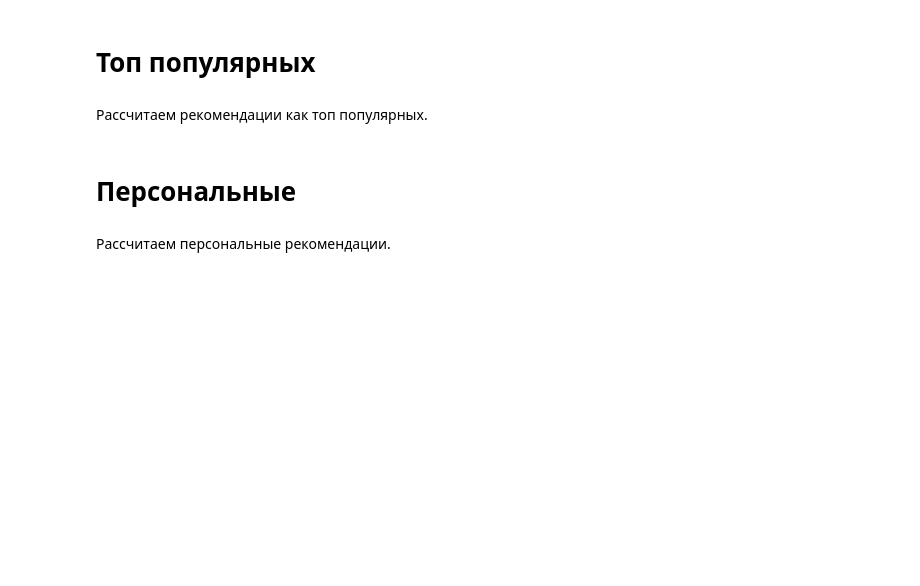
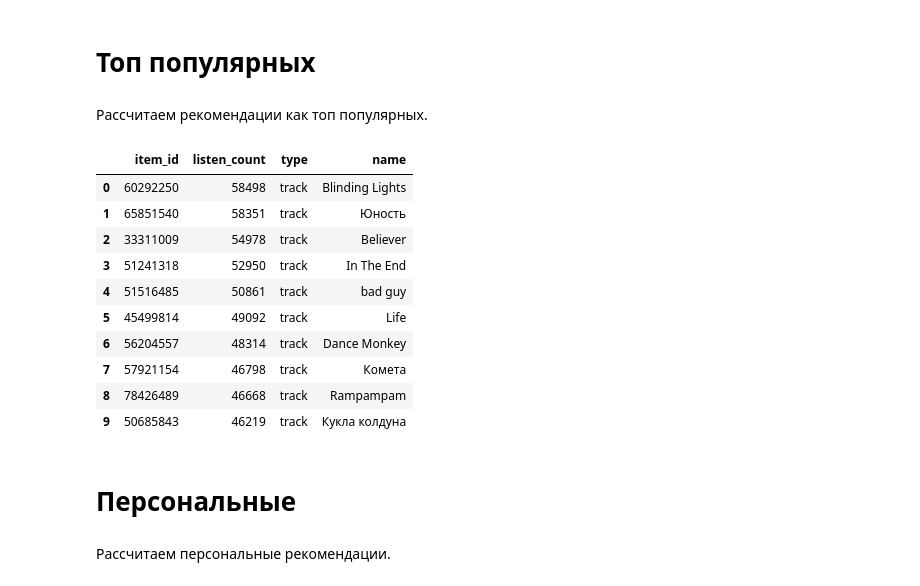
Before and after one commit to akzholtech/mle-project-sprint-4, a Jupyter notebook: recommendations.ipynb, the cells around one changed output. Cells and saved outputs as stored; diff of their text form; code cells hidden in the pictures; blank space fills up the shorter version.

```diff
--- a/recommendations.ipynb
+++ b/recommendations.ipynb
@@ -234,10 +263,35 @@ events.to_parquet(f"s3://{bucket}/recsys/data", engine="pyarrow", index=False)
 # Разбиение данных
 # %% [markdown]
 Разбиваем данные на тренировочную, тестовую выборки.
+# %%
+split_point = pd.to_datetime("2022-12-16")
+split_idx = events["started_at"] < split_point
+# %%
+events_train = events[split_idx]
+events_test = events[~split_idx]
 # %% [markdown]
 # Топ популярных
 # %% [markdown]
 Рассчитаем рекомендации как топ популярных.
+# %%
+top_pop_start_date = pd.to_datetime("2022-09-01").date()
+item_popularity = (events_train.query("started_at >= @top_pop_start_date").groupby("item_id").agg(listen_count=("item_id", "count")).reset_index().sort_values(by="listen_count", ascending=False))
+# %%
+top_10_popular_items = item_popularity[:10].merge(catalog_names[["item_id", "type", "name"]], on="item_id", how="left")
+# %%
+top_10_popular_items
+# %% [output]
+|  | item_id | listen_count | type | name |
+| 0 | 60292250 | 58498 | track | Blinding Lights |
+| 1 | 65851540 | 58351 | track | Юность |
+| 2 | 33311009 | 54978 | track | Believer |
+| 3 | 51241318 | 52950 | track | In The End |
+| 4 | 51516485 | 50861 | track | bad guy |
+| 5 | 45499814 | 49092 | track | Life |
+| 6 | 56204557 | 48314 | track | Dance Monkey |
+| 7 | 57921154 | 46798 | track | Комета |
+| 8 | 78426489 | 46668 | track | Rampampam |
+| 9 | 50685843 | 46219 | track | Кукла колдуна |
 # %% [markdown]
 # Персональные
 # %% [markdown]
```
Also changed, not shown: parts of 27 cells of this notebook.
